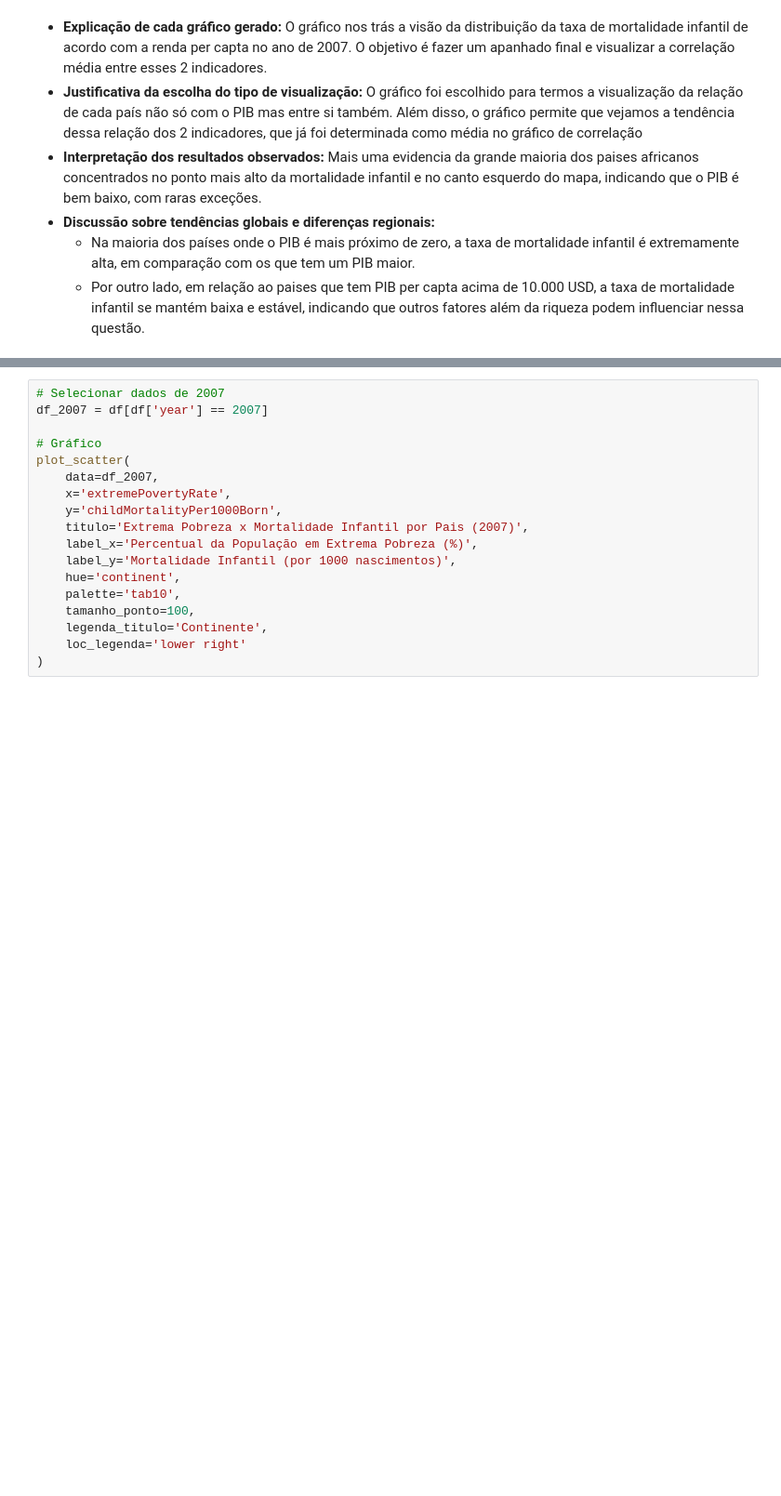
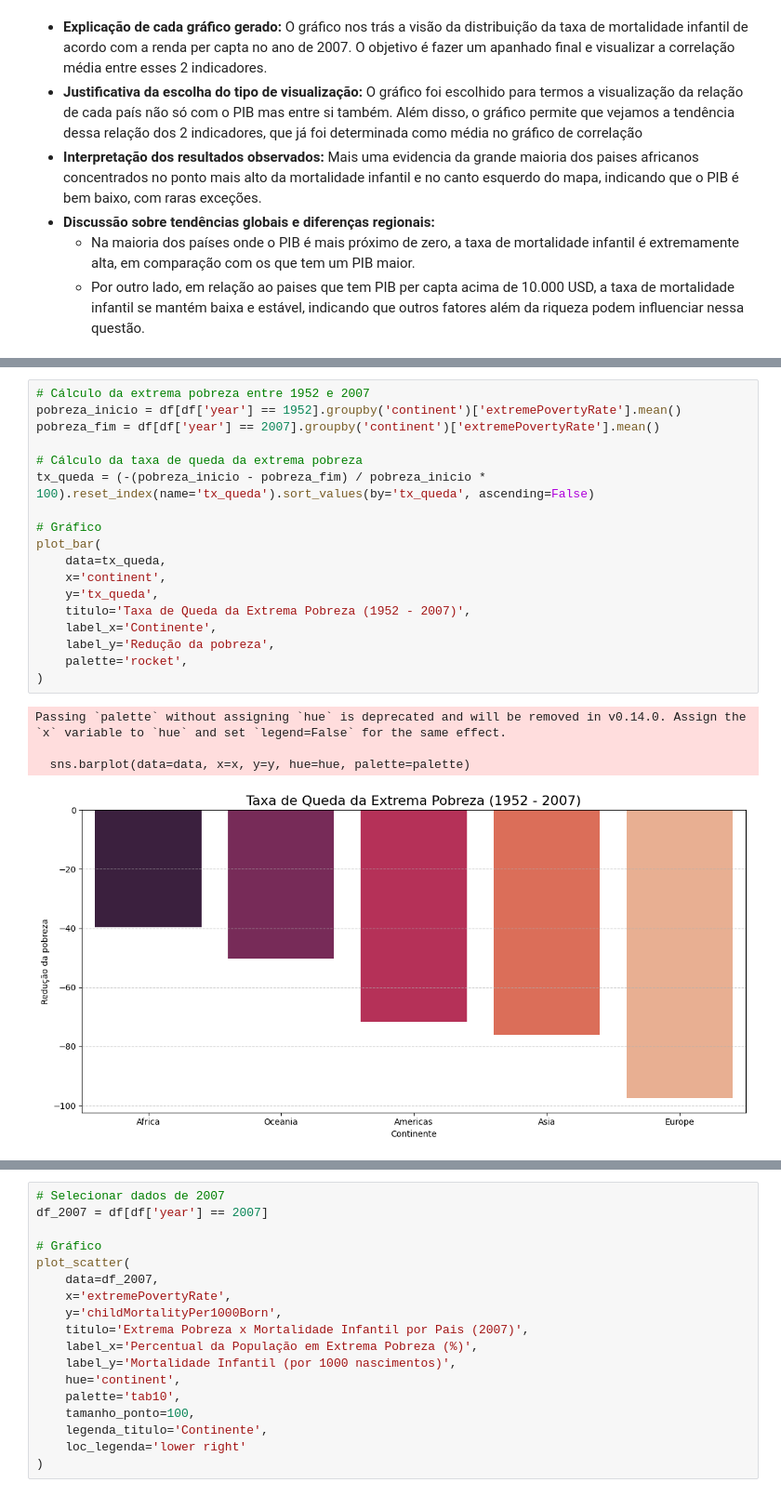
Before and after one commit to brunobgcardoso/avaliacao-python-ciencia-dados, a Jupyter notebook: src/Projeto.ipynb, the cells around one changed output, grey strips where cells are left out. Shown at 93% size. Saved outputs shown, nothing was run; the diff lists cells and outputs as text; blank space fills up the shorter version.

```diff
--- a/src/Projeto.ipynb
+++ b/src/Projeto.ipynb
@@ -1598,0 +1746,23 @@ plot_scatter(
+# %%
+# Cálculo da extrema pobreza entre 1952 e 2007
+pobreza_inicio = df[df['year'] == 1952].groupby('continent')['extremePovertyRate'].mean()
+pobreza_fim = df[df['year'] == 2007].groupby('continent')['extremePovertyRate'].mean()
+
+# Cálculo da taxa de queda da extrema pobreza
+tx_queda = (-(pobreza_inicio - pobreza_fim) / pobreza_inicio * 100).reset_index(name='tx_queda').sort_values(by='tx_queda', ascending=False)
+
+# Gráfico
+plot_bar(
+    data=tx_queda,
+    x='continent',
+    y='tx_queda',
+    titulo='Taxa de Queda da Extrema Pobreza (1952 - 2007)',
+    label_x='Continente',
+    label_y='Redução da pobreza',
+    palette='rocket',
+)
+# %% [output]
+Passing `palette` without assigning `hue` is deprecated and will be removed in v0.14.0. Assign the `x` variable to `hue` and set `legend=False` for the same effect.
+
+  sns.barplot(data=data, x=x, y=y, hue=hue, palette=palette)
+[figure, added]
```
Also changed, not shown: parts of 15 cells of this notebook.
